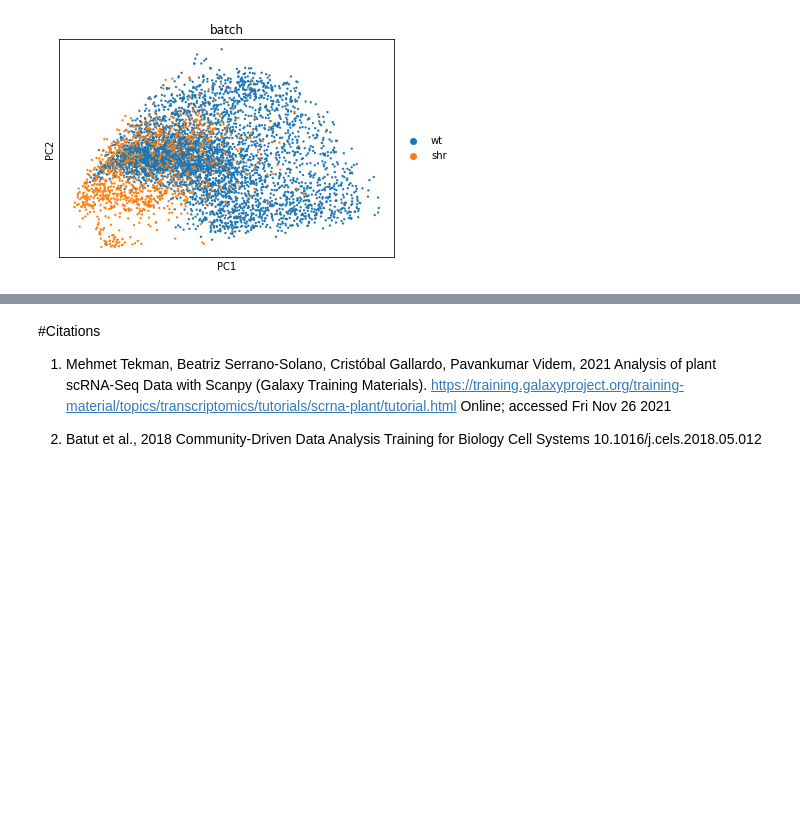
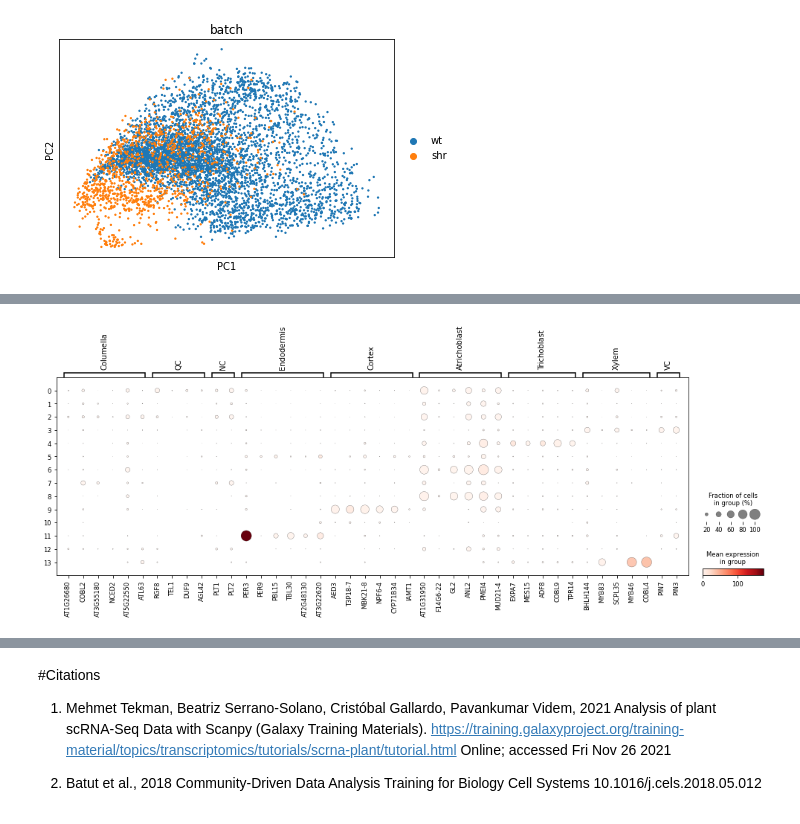
Before and after one commit to C0RD3LL/Omics, a Jupyter notebook: PlantscRNA_SeqData.ipynb, the cells around one changed output, grey strips where cells are left out. Saved outputs shown, nothing was run; the diff lists cells and outputs as text; code cells hidden in the pictures; blank space fills up the shorter version.

```diff
--- a/PlantscRNA_SeqData.ipynb
+++ b/PlantscRNA_SeqData.ipynb
@@ -127,0 +160,15 @@ sc.pl.pca(adata_cpm, color= "batch")
+# %%
+var_names = ['AT1G26680','COBL2','AT3G55180','NCED2','AT5G22550','ATL63','RGF8','TEL1','DUF9','AGL42',
+             'PLT1','PLT2','PER3','PER9','PBL15','TBL30','AT2G48130','AT3G22620','AED3','T3P18-7',
+             'MBK21-8','NPF6-4','CYP71B34','IAMT1','AT1G31950','F14G6-22','GL2','ANL2','PMEI4',
+             'MUD21-4','EXPA7','MES15','ADF8','COBL9','TPR14','BHLH144','MYB83','SCPL35','MYB46',
+             'COBL4','PIN7','PIN3']
+
+
+sc.pl.dotplot(adata_cpm, var_names= var_names ,groupby="leiden", use_raw=True,
+              num_categories=9,
+              var_group_labels = ["Columella","QC","NC","Endodermis","Cortex","Atrichoblast","Trichoblast","Xylem","VC"],
+              var_group_positions=[(0,5),(6,9),(10,11),(12,17),(18,23),(24,29),(30,34),(35,39),(40,41)])
+#sc.pl.dotplot(adata_cpm, var_names= var_names ,groupby="kmeans")
+# %% [output]
+[figure, added]
```
Also changed, not shown: parts of 9 cells of this notebook.
